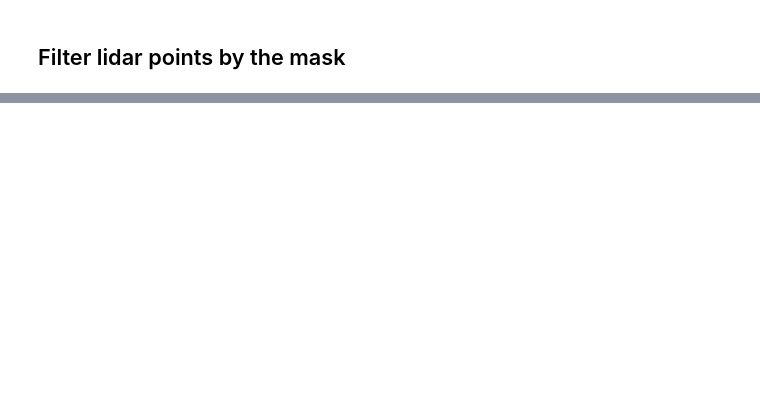
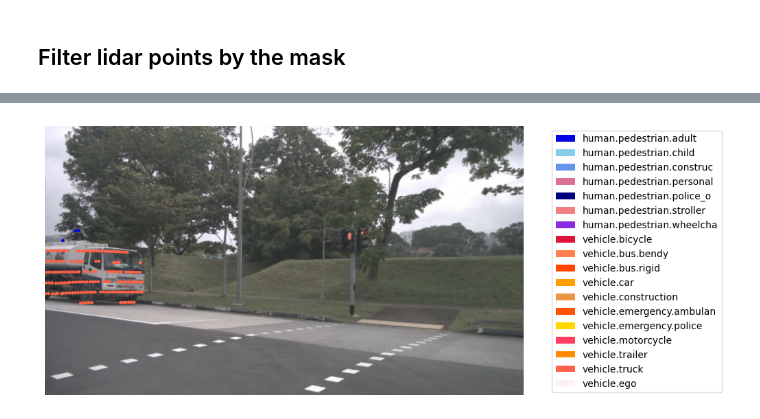
Before and after one commit to mrgares/cameras_to_lidar_projection_annotations, a Jupyter notebook: quick_test_3d_visu.ipynb, the cells around one changed output, grey strips where cells are left out. Saved outputs shown, nothing was run; the diff lists cells and outputs as text; code cells hidden in the pictures; blank space fills up the shorter version.

Commit message:
feat: all scripts to project 2D data to 3D point clouds

```diff
--- a/quick_test_3d_visu.ipynb
+++ b/quick_test_3d_visu.ipynb
@@ -59,0 +98,5 @@ point_classes[visible_indices] = visible_labels
+# %%
+first_scene = nusc.scene[0]
+first_sample_token = first_scene['first_sample_token']
+# %%
+first_sample = nusc.get('sample', first_sample_token)
@@ -59,0 +137,9 @@ point_classes[visible_indices] = visible_labels
+# %%
+vehicle_labels = [17, 23, 16, 15, 14, 21, 18, 22, 19, 20, 31]
+human_labels = [2, 3, 4, 5, 6, 7, 8]
+
+nusc.render_sample_data(lidar_token,
+                        with_anns=False,
+                        show_lidarseg=True,
+                        show_lidarseg_legend=True,
+                        filter_lidarseg_labels=vehicle_labels+human_labels+ego_vehicle_label)
@@ -59,0 +148,10 @@ point_classes[visible_indices] = visible_labels
+# %%
+nusc.render_pointcloud_in_image(first_sample['token'],
+                                pointsensor_channel='LIDAR_TOP',
+                                camera_channel='CAM_FRONT',
+                                render_intensity=False,
+                                show_lidarseg=True,
+                                filter_lidarseg_labels=vehicle_labels+human_labels,
+                                show_lidarseg_legend=True)
+# %% [output]
+[figure, added]
```
Also changed, not shown: parts of 20 cells of this notebook, 8 other files.
